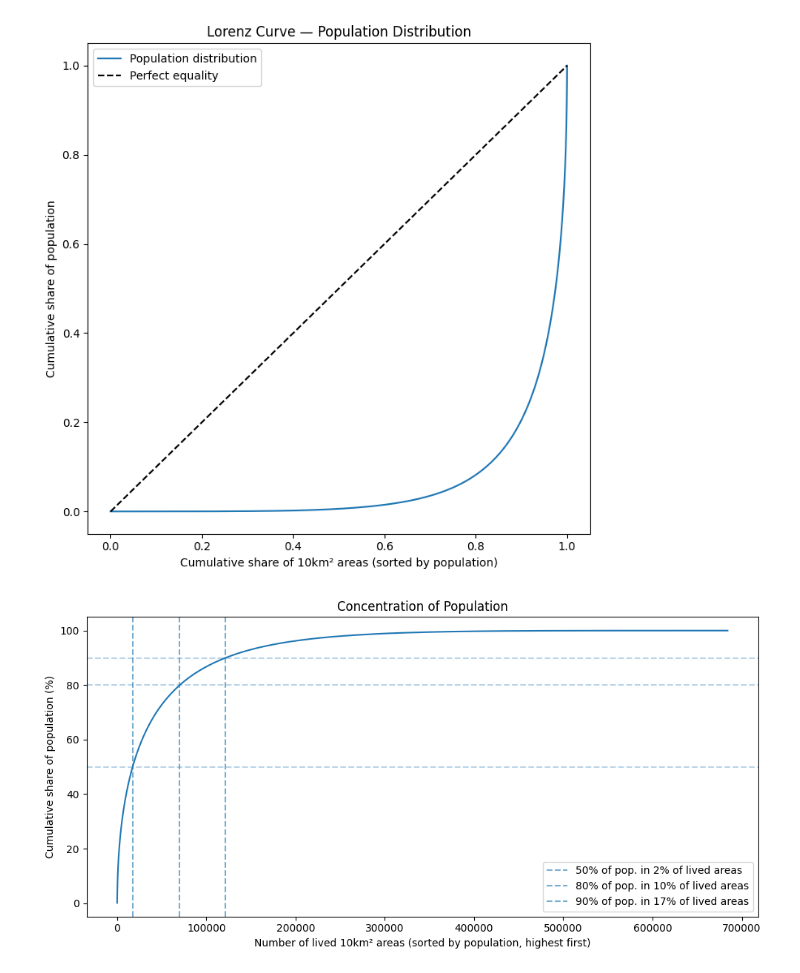
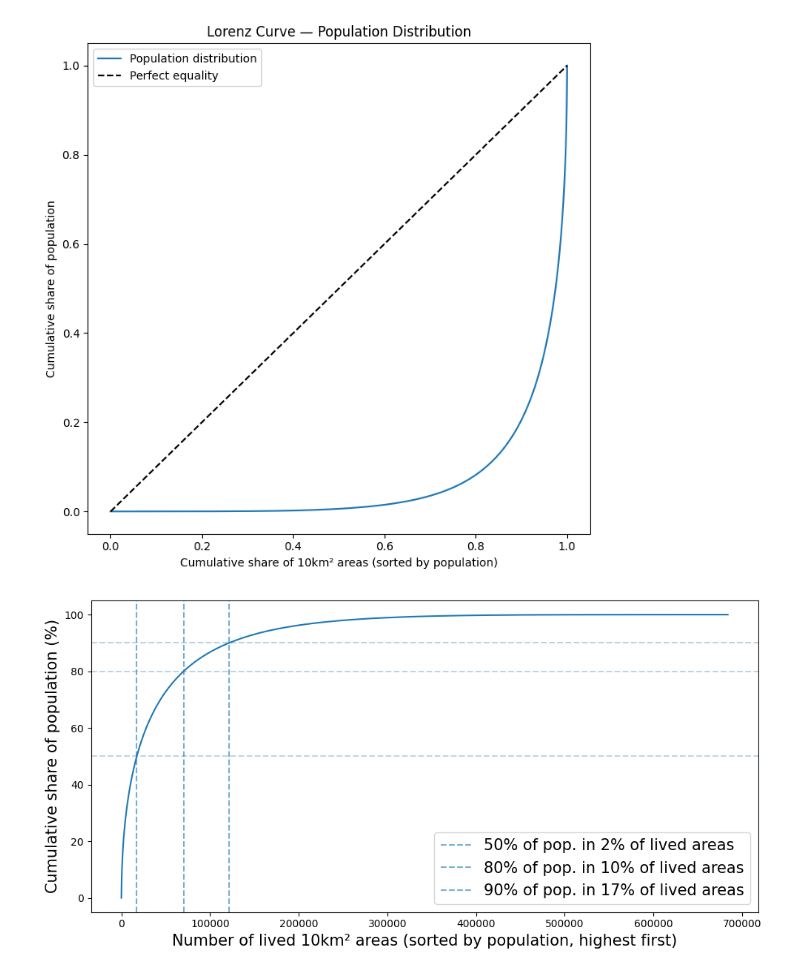
Before and after one commit to com-480-data-visualization/Deforest-Gump, a Jupyter notebook: preprocess/exploration-population.ipynb, the cells around one changed output. Cells and saved outputs as stored; diff of their text form; code cells hidden in the pictures.

Commit message:
fix graphs

```diff
--- a/preprocess/exploration-population.ipynb
+++ b/preprocess/exploration-population.ipynb
@@ -81,27 +81,28 @@ plt.show()
 # %%
 # Sort areas from most to least populated
 sorted_pop = df["value"].sort_values(ascending=False).values
 
 cum_area = np.arange(1, len(sorted_pop) + 1)  # absolute number of areas
 cum_pop = np.cumsum(sorted_pop) / sorted_pop.sum()  # cumulative share of population
 
+fontsize = 15
 plt.figure(figsize=(10, 5))
 plt.plot(cum_area, cum_pop * 100)
-plt.xlabel("Number of lived 10km² areas (sorted by population, highest first)")
-plt.ylabel("Cumulative share of population (%)")
-plt.title("Concentration of Population")
+plt.xlabel("Number of lived 10km² areas (sorted by population, highest first)", fontsize=fontsize)
+plt.ylabel("Cumulative share of population (%)", fontsize=fontsize)
+#plt.title("Concentration of Population")
 plt.tight_layout()
 for target in [0.5, 0.8, 0.9]:
     idx = np.searchsorted(cum_pop, target)
     plt.axvline(
         idx,
         linestyle="--",
         alpha=0.6,
         label=f"{int(target * 100)}% of pop. in {int(idx/cum_area[-1] * 100)}% of lived areas",
     )
     plt.axhline(target * 100, linestyle="--", alpha=0.3)
-
-plt.legend()
+# increase font size for legend
+plt.legend(fontsize=fontsize)
 plt.show()
 # %% [output]
-[figure, old version]
+[figure, new version]
```
Also changed, not shown: 2 other files.
